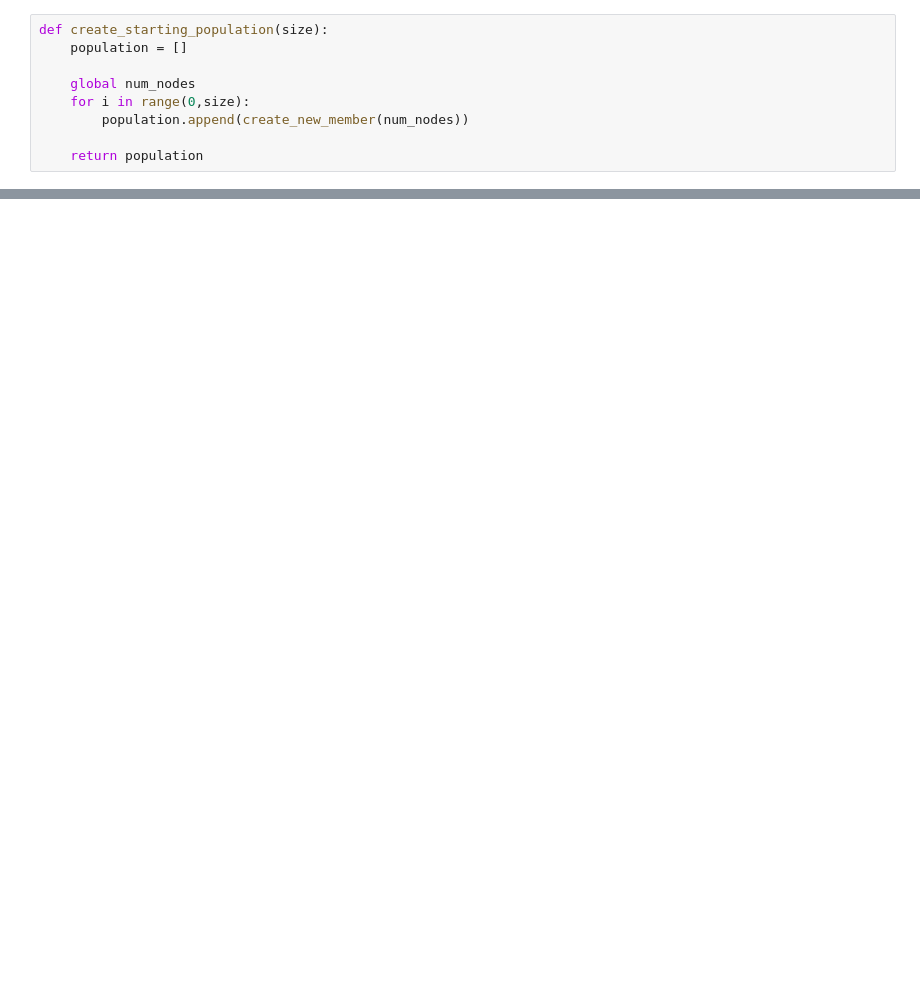
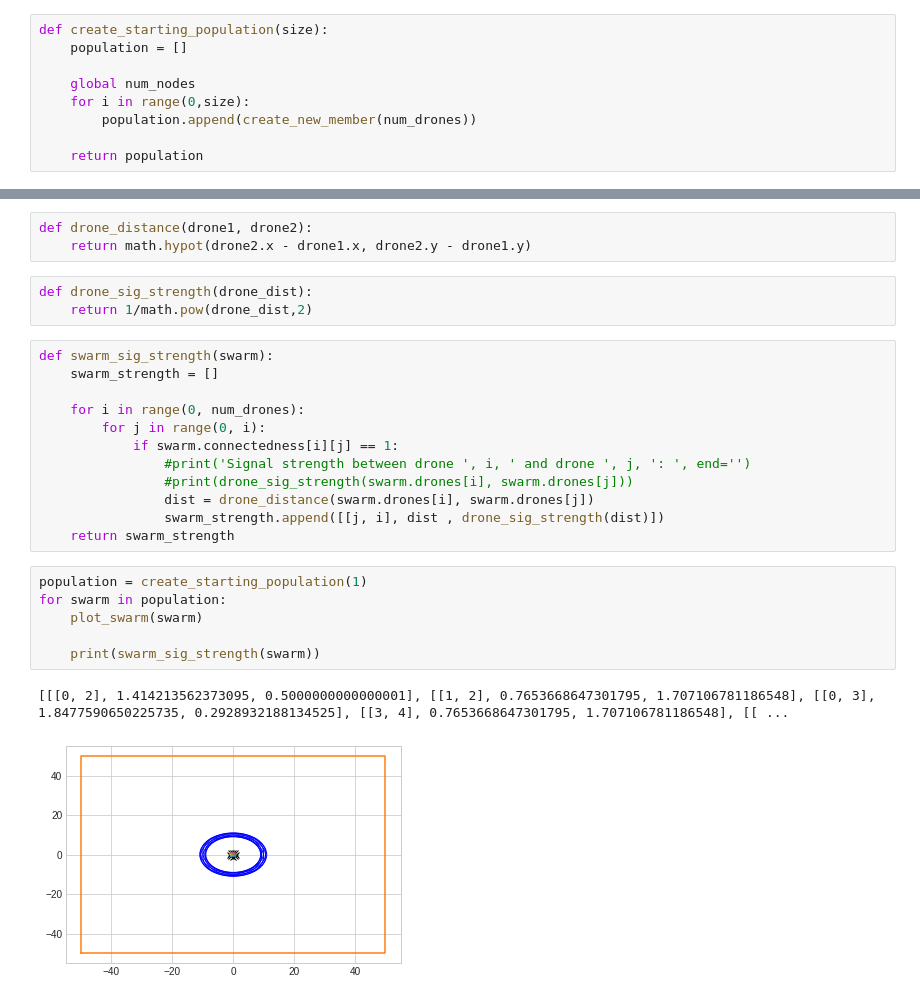
Before and after one commit to ruetten/Intelligent-Drone-Sim, a Jupyter notebook: GA Drones.ipynb, the cells around one changed output, grey strips where cells are left out. Drawn from its saved outputs; the diff is of its cells as text; blank space fills up the shorter version.

```diff
--- a/GA Drones.ipynb
+++ b/GA Drones.ipynb
@@ -50,7 +90,7 @@ def create_starting_population(size):
 
     global num_nodes
     for i in range(0,size):
-        population.append(create_new_member(num_nodes))
+        population.append(create_new_member(num_drones))
 
     return population
 # %%
@@ -83,0 +125,27 @@ create_starting_population(100)
+# %%
+def drone_distance(drone1, drone2):
+    return math.hypot(drone2.x - drone1.x, drone2.y - drone1.y)
+# %%
+def drone_sig_strength(drone_dist):
+    return 1/math.pow(drone_dist,2)
+# %%
+def swarm_sig_strength(swarm):
+    swarm_strength = []
+
+    for i in range(0, num_drones):
+        for j in range(0, i):
+            if swarm.connectedness[i][j] == 1:
+                #print('Signal strength between drone ', i, ' and drone ', j, ': ', end='')
+                #print(drone_sig_strength(swarm.drones[i], swarm.drones[j]))
+                dist = drone_distance(swarm.drones[i], swarm.drones[j])
+                swarm_strength.append([[j, i], dist , drone_sig_strength(dist)])
+    return swarm_strength
+# %%
+population = create_starting_population(1)
+for swarm in population:
+    plot_swarm(swarm)
+
+    print(swarm_sig_strength(swarm))
+# %% [output]
+[[[0, 2], 1.414213562373095, 0.5000000000000001], [[1, 2], 0.7653668647301795, 1.707106781186548], [[0, 3], 1.8477590650225735, 0.2928932188134525], [[3, 4], 0.7653668647301795, 1.707106781186548], [[ ...
+[figure, added]
```
Also changed, not shown: parts of 9 cells of this notebook.
